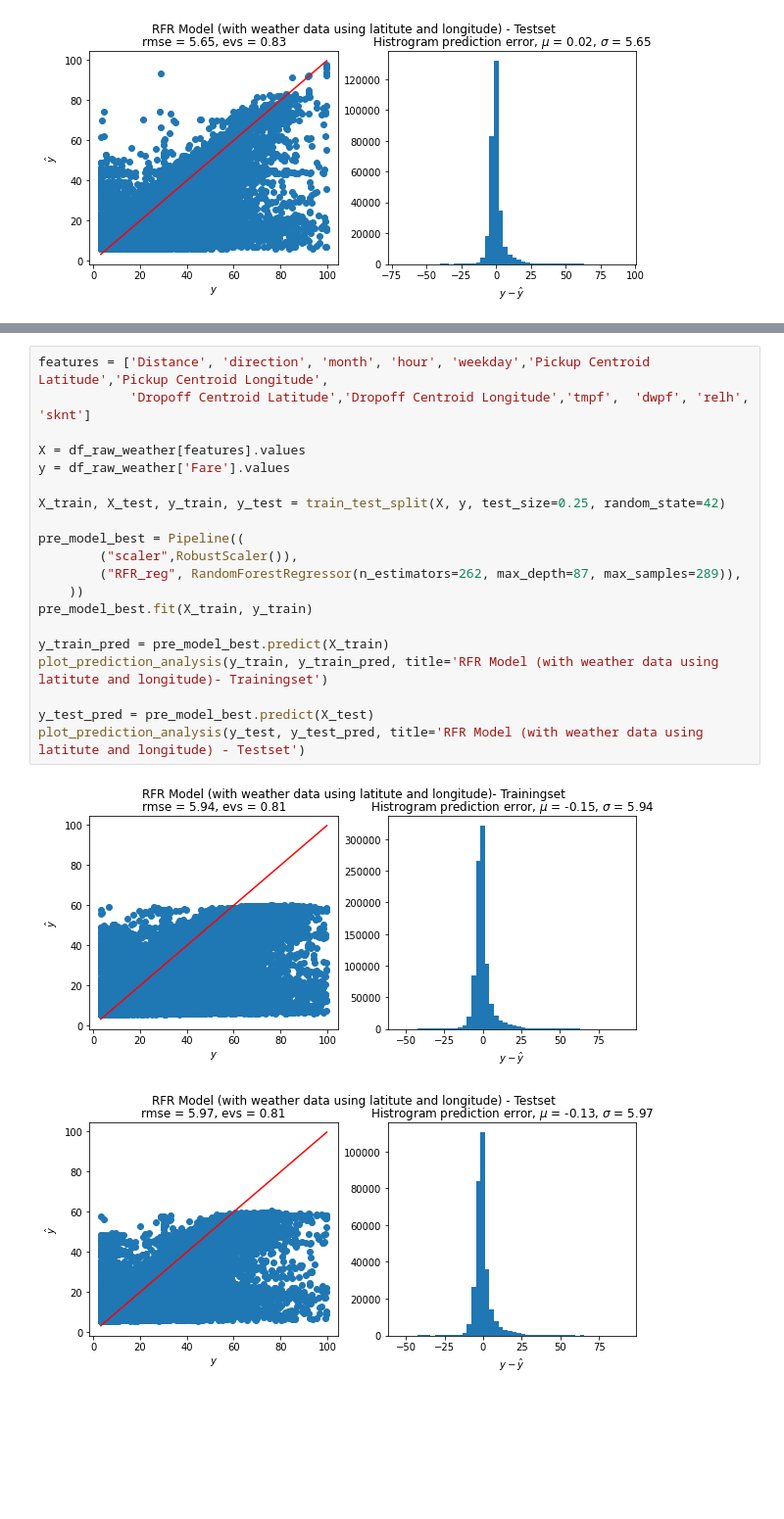
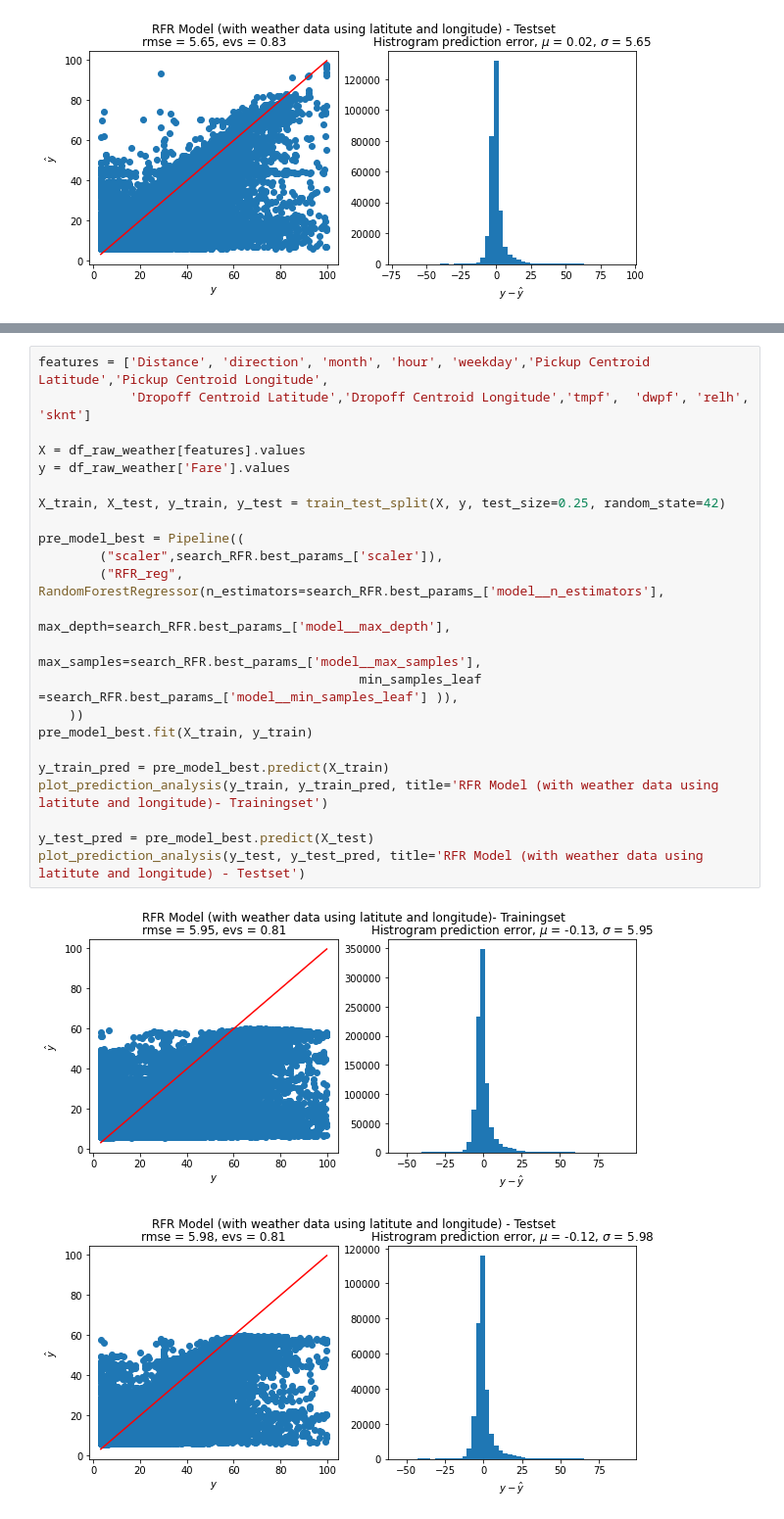
Before and after one commit to MZhangNan/grab_hw_chicago_taxi, a Jupyter notebook: Taxi_analysis.ipynb, the cells around one changed output, grey strips where cells are left out. Shown at 98% size. Cells and saved outputs as stored; diff of their text form; blank space fills up the shorter version.

```diff
--- a/Taxi_analysis.ipynb
+++ b/Taxi_analysis.ipynb
@@ -1008,23 +1021,26 @@ print("Tuned RandomForestRegressor model rmse: " + str(-round(search_RFR.best_sc
 # %%
 features = ['Distance', 'direction', 'month', 'hour', 'weekday','Pickup Centroid Latitude','Pickup Centroid Longitude',
             'Dropoff Centroid Latitude','Dropoff Centroid Longitude','tmpf',  'dwpf', 'relh', 'sknt']
 
 X = df_raw_weather[features].values
 y = df_raw_weather['Fare'].values
 
 X_train, X_test, y_train, y_test = train_test_split(X, y, test_size=0.25, random_state=42)
 
 pre_model_best = Pipeline((
-        ("scaler",RobustScaler()),
-        ("RFR_reg", RandomForestRegressor(n_estimators=262, max_depth=87, max_samples=289)),
+        ("scaler",search_RFR.best_params_['scaler']),
+        ("RFR_reg", RandomForestRegressor(n_estimators=search_RFR.best_params_['model__n_estimators'],
+                                          max_depth=search_RFR.best_params_['model__max_depth'],
+                                          max_samples=search_RFR.best_params_['model__max_samples'],
+                                          min_samples_leaf =search_RFR.best_params_['model__min_samples_leaf'] )),
     ))
 pre_model_best.fit(X_train, y_train)
 
 y_train_pred = pre_model_best.predict(X_train)
 plot_prediction_analysis(y_train, y_train_pred, title='RFR Model (with weather data using latitute and longitude)- Trainingset')
 
 y_test_pred = pre_model_best.predict(X_test)
 plot_prediction_analysis(y_test, y_test_pred, title='RFR Model (with weather data using latitute and longitude) - Testset')
 # %% [output]
-[figure, old version]
+[figure, new version]
-[figure, old version]
+[figure, new version]
```
Also changed, not shown: parts of 4 cells of this notebook.
